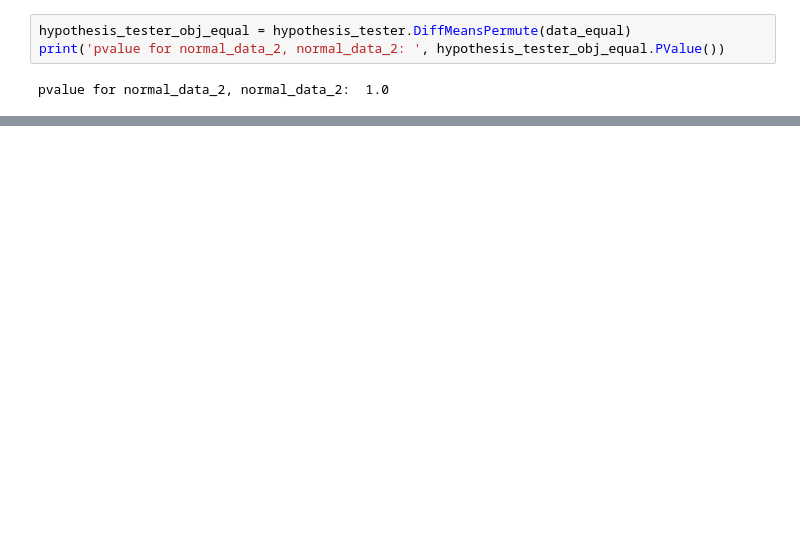
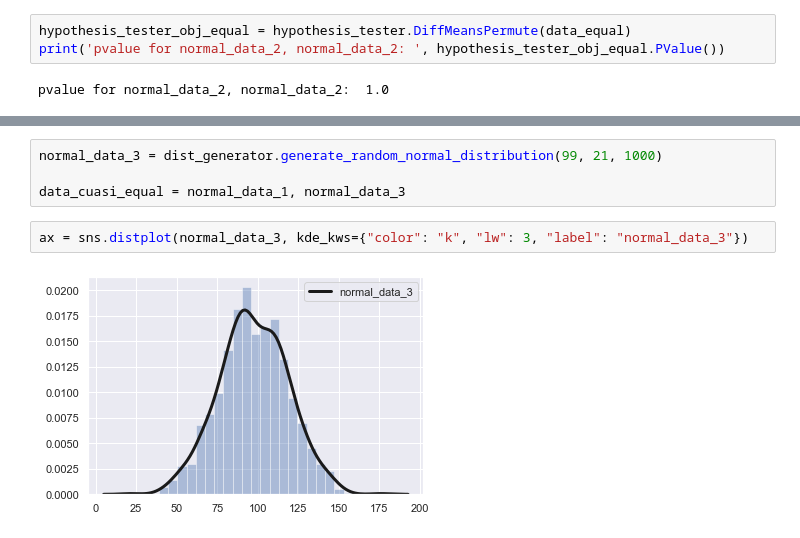
Before and after one commit to GermanCM/machine_learning_concepts_checks, a Jupyter notebook: project/statistical_tests/notebooks/hypothesis_tests.ipynb, the cells around one changed output, grey strips where cells are left out. Cells and saved outputs as stored; diff of their text form; blank space fills up the shorter version.

```diff
--- a/project/statistical_tests/notebooks/hypothesis_tests.ipynb
+++ b/project/statistical_tests/notebooks/hypothesis_tests.ipynb
@@ -38,0 +58,8 @@ pvalue for normal_data_2, normal_data_2:  1.0
+# %%
+normal_data_3 = dist_generator.generate_random_normal_distribution(99, 21, 1000)
+
+data_cuasi_equal = normal_data_1, normal_data_3
+# %%
+ax = sns.distplot(normal_data_3, kde_kws={"color": "k", "lw": 3, "label": "normal_data_3"})
+# %% [output]
+[figure, added]
```
Also changed, not shown: parts of 11 cells of this notebook, 1 other file.
